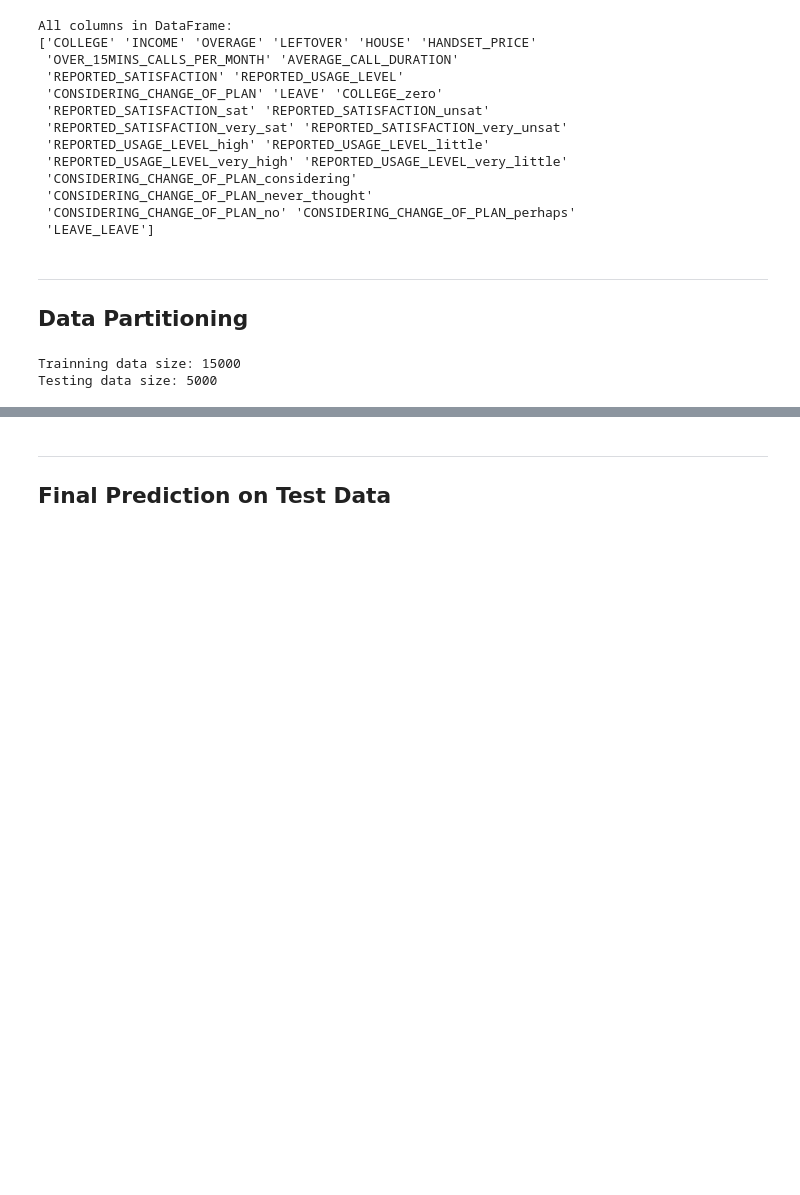
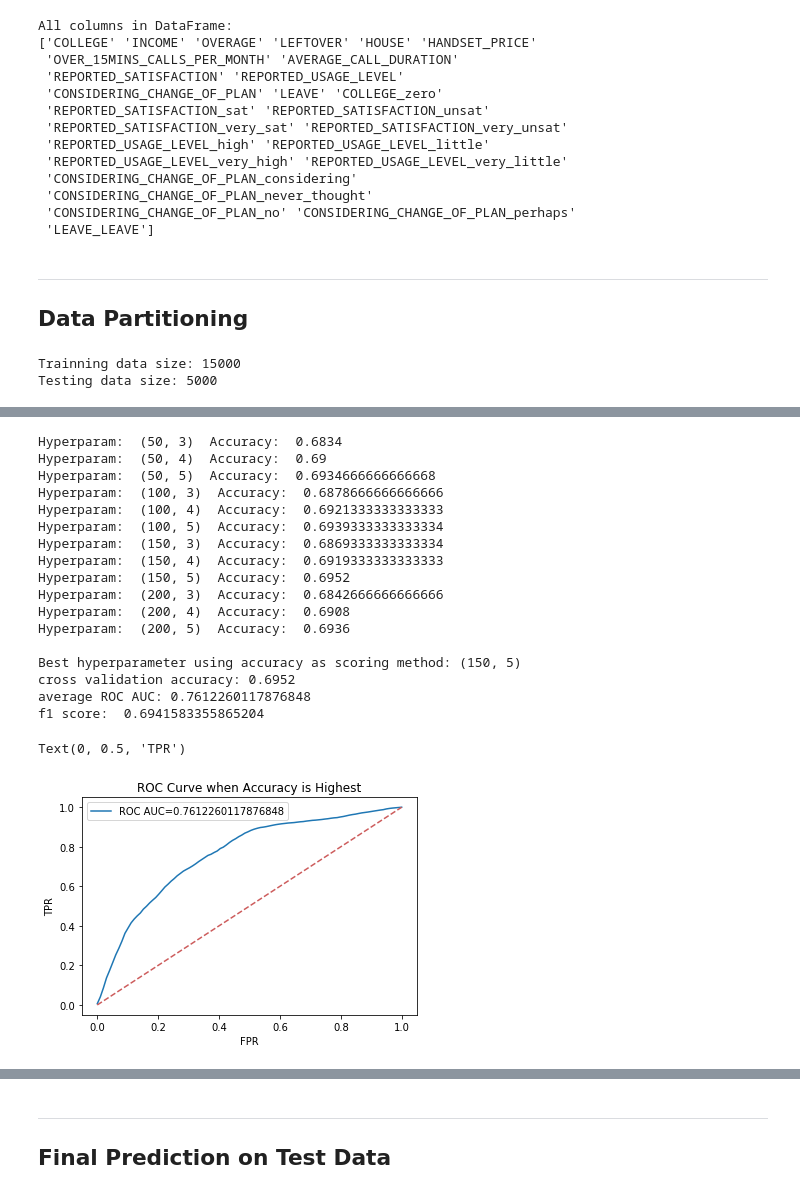
Before and after one commit to lfung218/othot-task, a Jupyter notebook: othot_task.ipynb, the cells around one changed output, grey strips where cells are left out. Cells and saved outputs as stored; diff of their text form; code cells hidden in the pictures; blank space fills up the shorter version.

```diff
--- a/othot_task.ipynb
+++ b/othot_task.ipynb
@@ -433,0 +454,76 @@ Accuracy rate using best parameters: 0.7024666666666667
+# %%
+from sklearn.ensemble import RandomForestClassifier
+
+rf_highest_cross_val_accuracy = -np.inf
+rf_hyperparams = [(n_estimator, max_depth) for n_estimator in [50, 100, 150, 200] for max_depth in [3, 4, 5]]
+
+# sweep through the above hyperparameter settings. Find the best set in terms of accuracy
+# also record the average ROC AUC and f-1 score under that best hyperparameter setting
+for hyperparam in rf_hyperparams:
+    candidate_n_estimator, candidate_max_depth = hyperparam
+    rf_accuracies = []
+    rf_roc_aucs = []
+    rf_avg_fpr = np.linspace(0, 1, 100)
+    rf_tprs = []
+    rf_f1s = []
+
+    # perform 10 fold cross validation of current hyperparameter setting
+    for train_indices, val_indices in kf.split(range(X_train.shape[0])):
+        rf = RandomForestClassifier(n_estimators=candidate_n_estimator, max_depth=candidate_max_depth)
+        rf.fit(X_train.iloc[train_indices], y_train.iloc[train_indices])
+        rf_y_pred = rf.predict(X_train.iloc[val_indices])
+        rf_y_pred_prob = rf.predict_proba(X_train.iloc[val_indices])[:, -1]
+        rf_fpr, rf_tpr, rf_threshold = metrics.roc_curve(y_train.iloc[val_indices], rf_y_pred_prob)
+        rf_tprs.append(interp(rf_avg_fpr, rf_fpr, rf_tpr))
+        rf_roc_auc = metrics.auc(rf_fpr, rf_tpr)
+        rf_f1 = f1_score(y_train.iloc[val_indices], rf_y_pred, average='weighted')
+        accuracy = np.mean(rf_y_pred == y_train[val_indices])
+        rf_accuracies.append(accuracy)
+        rf_roc_aucs.append(rf_roc_auc)
+        rf_f1s.append(rf_f1)
+
+    cross_val_accuracy = np.mean(rf_accuracies)
+
+    print('Hyperparam: ', hyperparam, ' Accuracy: ', cross_val_accuracy)
+
+    # if the average accuracy score of this 10 fold cross validation is the highest
+    if cross_val_accuracy > rf_highest_cross_val_accuracy:
+        rf_highest_cross_val_accuracy = cross_val_accuracy
+        rf_best_hyperparam = hyperparam
+        rf_best_avg_auc = np.mean(rf_roc_aucs)
+        rf_best_avg_tpr = np.mean(rf_tprs, axis=0)
+        rf_best_f1 = np.mean(rf_f1s)
+        rf_best_feat_imp = rf.feature_importances_ # record the feature importance of the random
+                                                   # forest model we built using the 10th fold of data
+
+print()
+print('Best hyperparameter using accuracy as scoring method:', rf_best_hyperparam, '\ncross validation accuracy:',
+      rf_highest_cross_val_accuracy, '\naverage ROC AUC:', rf_best_avg_auc, '\nf1 score: ', rf_best_f1)
+
+# plot the ROC curve for the best set of hyperparameter setting
+plt.plot(rf_avg_fpr, rf_best_avg_tpr, label='ROC AUC=' + str(rf_best_avg_auc))
+plt.plot([0, 1], [0, 1], linestyle='--', c='IndianRed')
+plt.legend()
+plt.title('ROC Curve when Accuracy is Highest')
+plt.xlabel('FPR')
+plt.ylabel('TPR')
+# %% [output]
+Hyperparam:  (50, 3)  Accuracy:  0.6834
+Hyperparam:  (50, 4)  Accuracy:  0.69
+Hyperparam:  (50, 5)  Accuracy:  0.6934666666666668
+Hyperparam:  (100, 3)  Accuracy:  0.6878666666666666
+Hyperparam:  (100, 4)  Accuracy:  0.6921333333333333
+Hyperparam:  (100, 5)  Accuracy:  0.6939333333333334
+Hyperparam:  (150, 3)  Accuracy:  0.6869333333333334
+Hyperparam:  (150, 4)  Accuracy:  0.6919333333333333
+Hyperparam:  (150, 5)  Accuracy:  0.6952
+Hyperparam:  (200, 3)  Accuracy:  0.6842666666666666
+Hyperparam:  (200, 4)  Accuracy:  0.6908
+Hyperparam:  (200, 5)  Accuracy:  0.6936
+
+Best hyperparameter using accuracy as scoring method: (150, 5)
+cross validation accuracy: 0.6952
+average ROC AUC: 0.7612260117876848
+f1 score:  0.6941583355865204
+Text(0, 0.5, 'TPR')
+[figure, added]
```
Also changed, not shown: parts of 28 cells of this notebook.
